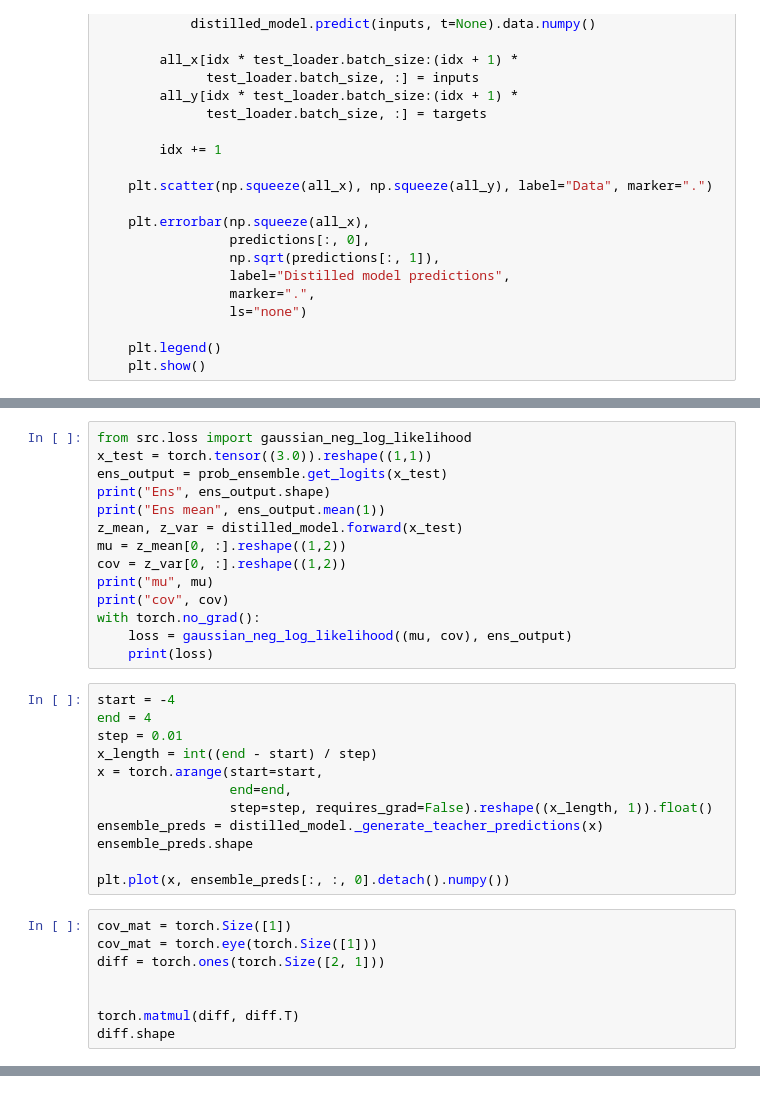
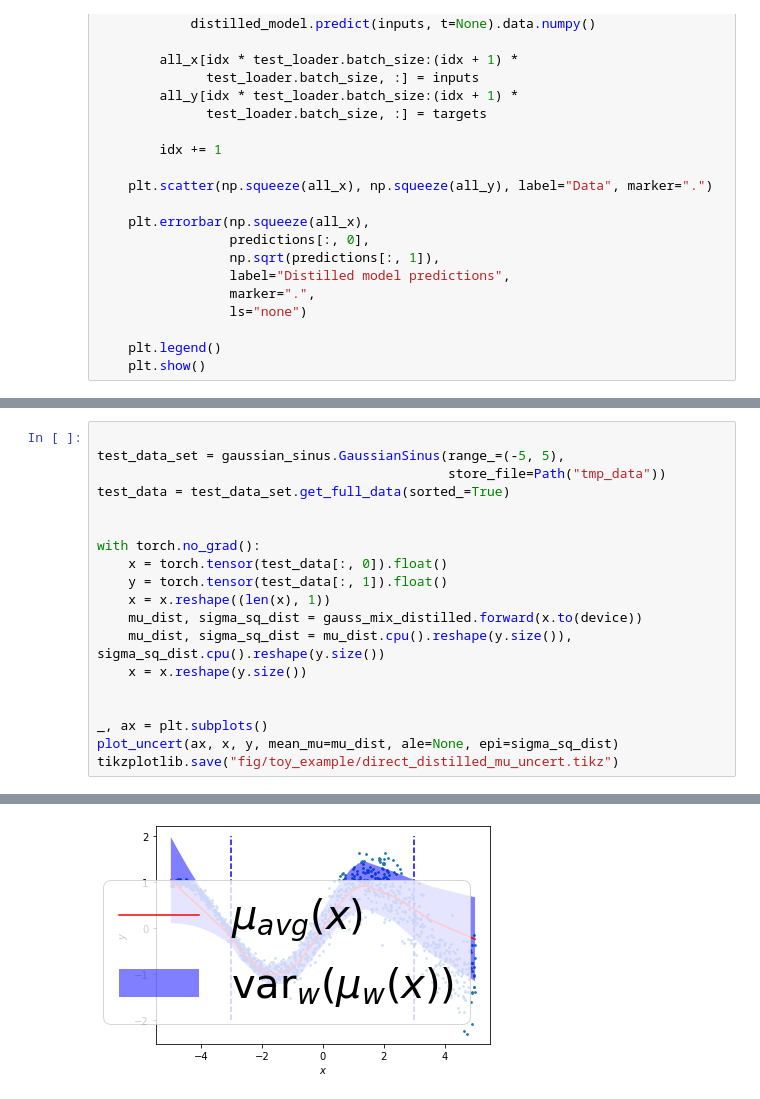
Before and after one commit to jackonelli/ensemble_distr_distillation, a Jupyter notebook: src/experiments/regression_sinus.ipynb, the cells around one changed output, grey strips where cells are left out. Cells and saved outputs as stored; diff of their text form.

```diff
--- a/src/experiments/regression_sinus.ipynb
+++ b/src/experiments/regression_sinus.ipynb
@@ -287,34 +377,20 @@ plot_uncert(ax, unlabelled_data.get_full_data(), x, mean_mu=mu, ale=1*ale_dist,
-# %%
-from src.loss import gaussian_neg_log_likelihood
-x_test = torch.tensor((3.0)).reshape((1,1))
-ens_output = prob_ensemble.get_logits(x_test)
-print("Ens", ens_output.shape)
-print("Ens mean", ens_output.mean(1))
-z_mean, z_var = distilled_model.forward(x_test)
-mu = z_mean[0, :].reshape((1,2))
-cov = z_var[0, :].reshape((1,2))
-print("mu", mu)
-print("cov", cov)
-with torch.no_grad():
-    loss = gaussian_neg_log_likelihood((mu, cov), ens_output)
-    print(loss)
-# %%
-start = -4
-end = 4
-step = 0.01
-x_length = int((end - start) / step)
-x = torch.arange(start=start,
-                 end=end,
-                 step=step, requires_grad=False).reshape((x_length, 1)).float()
-ensemble_preds = distilled_model._generate_teacher_predictions(x)
-ensemble_preds.shape
-
-plt.plot(x, ensemble_preds[:, :, 0].detach().numpy())
-# %%
-cov_mat = torch.Size([1])
-cov_mat = torch.eye(torch.Size([1]))
-diff = torch.ones(torch.Size([2, 1]))
-
-
-torch.matmul(diff, diff.T)
-diff.shape
+# %%
+
+test_data_set = gaussian_sinus.GaussianSinus(range_=(-5, 5),
+                                             store_file=Path("tmp_data"))
+test_data = test_data_set.get_full_data(sorted_=True)
+
+
+with torch.no_grad():
+    x = torch.tensor(test_data[:, 0]).float()
+    y = torch.tensor(test_data[:, 1]).float()
+    x = x.reshape((len(x), 1))
+    mu_dist, sigma_sq_dist = gauss_mix_distilled.forward(x.to(device))
+    mu_dist, sigma_sq_dist = mu_dist.cpu().reshape(y.size()), sigma_sq_dist.cpu().reshape(y.size())
+    x = x.reshape(y.size())
+
+
+_, ax = plt.subplots()
+plot_uncert(ax, x, y, mean_mu=mu_dist, ale=None, epi=sigma_sq_dist)
+tikzplotlib.save("fig/toy_example/direct_distilled_mu_uncert.tikz")
+# %% [output]
@@ -320,0 +398 @@ diff.shape
+[figure, added]
```
Also changed, not shown: parts of 16 cells of this notebook, 7 other files.
